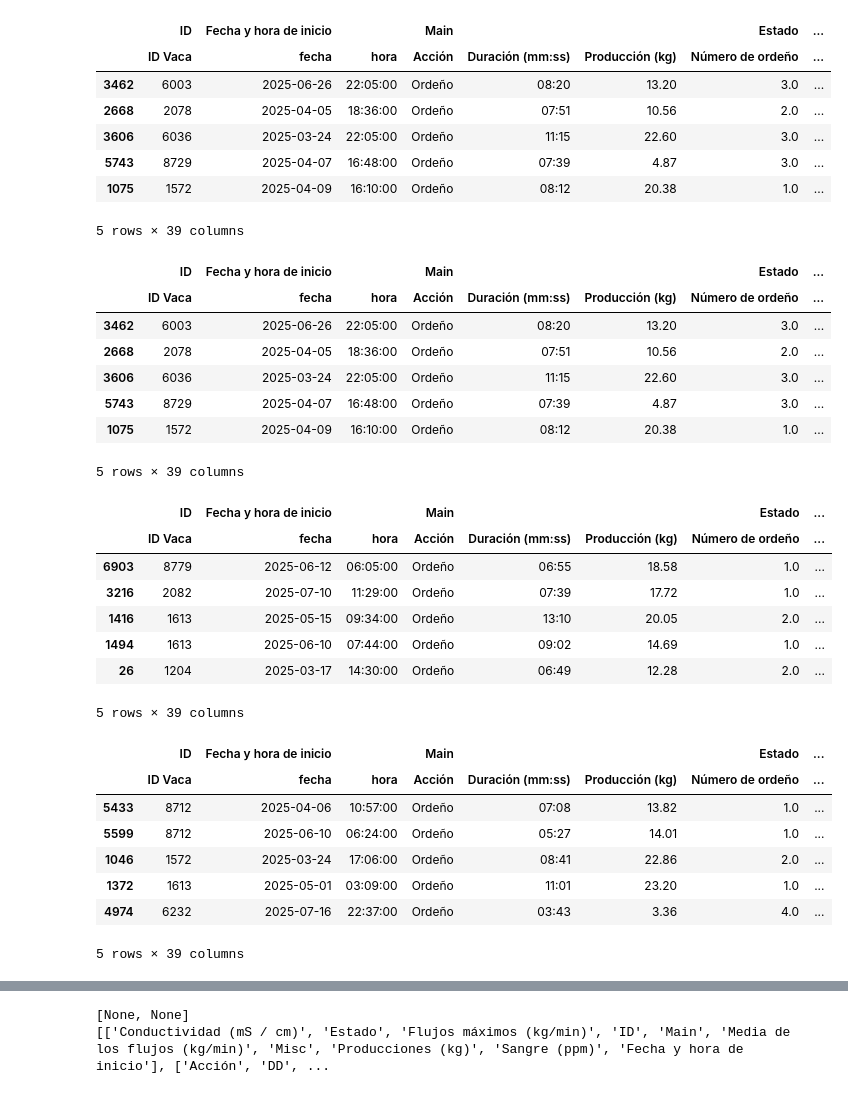
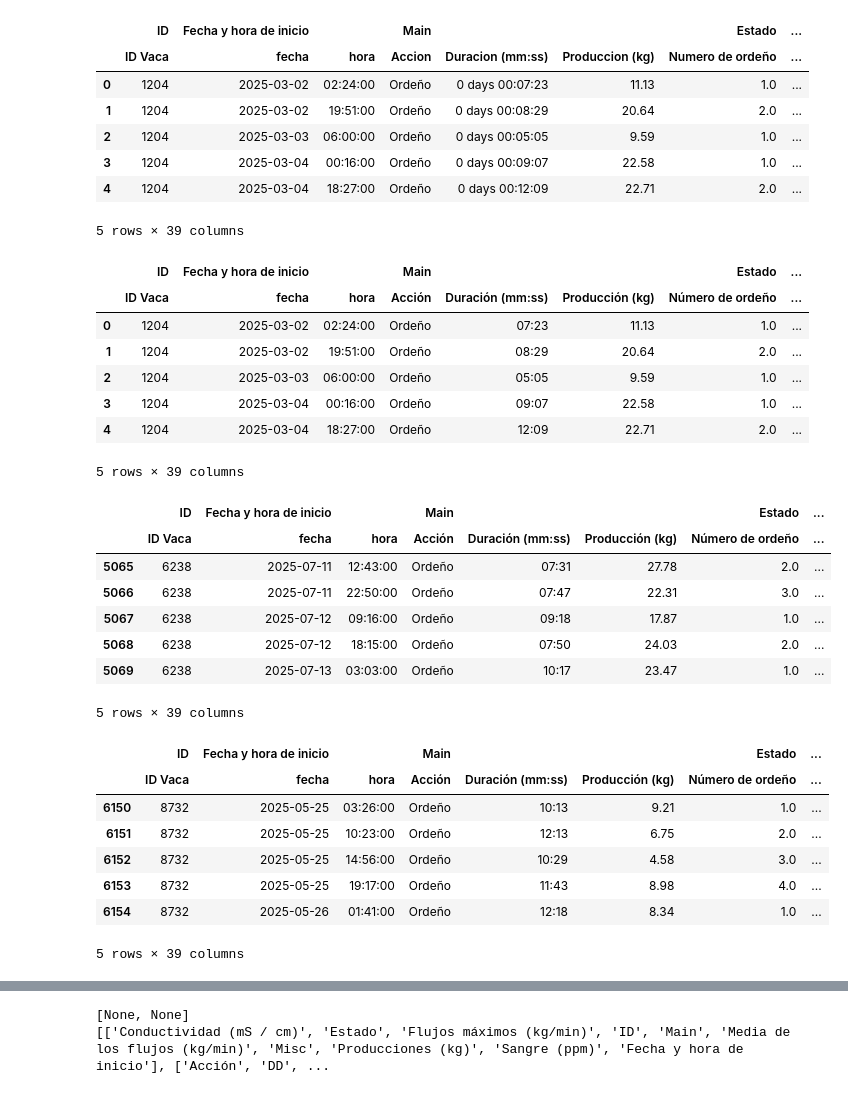
Before and after one commit to DiegoAlfaro1/Reto-ConcentracionIA-Vacas, a Jupyter notebook: prueba.ipynb, the cells around one changed output, grey strips where cells are left out. Saved outputs shown, nothing was run; the diff lists cells and outputs as text; code cells hidden in the pictures.

```diff
--- a/prueba.ipynb
+++ b/prueba.ipynb
@@ -1,18 +1,18 @@
 # %%
 from util.load_dataframes import load_dataframe_vacas, load_dataframe_patadas, load_dataframe_inventario, load_dataframe_reporte
 
 
 df = load_dataframe_vacas('datos/registros_sesiones_merged.csv')
-df = df.sample(frac=1)
+# df = df.sample(frac=1)
 df.head()
 # %% [output]
 |  | ID | Fecha y hora de inicio |  | Main |  |  | Estado | ... |
-|  | ID Vaca | fecha | hora | Acción | Duración (mm:ss) | Producción (kg) | Número de ordeño | ... |
-| 3462 | 6003 | 2025-06-26 | 22:05:00 | Ordeño | 08:20 | 13.20 | 3.0 | ... |
-| 2668 | 2078 | 2025-04-05 | 18:36:00 | Ordeño | 07:51 | 10.56 | 2.0 | ... |
-| 3606 | 6036 | 2025-03-24 | 22:05:00 | Ordeño | 11:15 | 22.60 | 3.0 | ... |
-| 5743 | 8729 | 2025-04-07 | 16:48:00 | Ordeño | 07:39 | 4.87 | 3.0 | ... |
-| 1075 | 1572 | 2025-04-09 | 16:10:00 | Ordeño | 08:12 | 20.38 | 1.0 | ... |
+|  | ID Vaca | fecha | hora | Accion | Duracion (mm:ss) | Produccion (kg) | Numero de ordeño | ... |
+| 0 | 1204 | 2025-03-02 | 02:24:00 | Ordeño | 0 days 00:07:23 | 11.13 | 1.0 | ... |
+| 1 | 1204 | 2025-03-02 | 19:51:00 | Ordeño | 0 days 00:08:29 | 20.64 | 2.0 | ... |
+| 2 | 1204 | 2025-03-03 | 06:00:00 | Ordeño | 0 days 00:05:05 | 9.59 | 1.0 | ... |
+| 3 | 1204 | 2025-03-04 | 00:16:00 | Ordeño | 0 days 00:09:07 | 22.58 | 1.0 | ... |
+| 4 | 1204 | 2025-03-04 | 18:27:00 | Ordeño | 0 days 00:12:09 | 22.71 | 2.0 | ... |
 5 rows × 39 columns
 # %%
 from util.split_dataframes import split_dataframe
@@ -23,33 +23,33 @@ train.head()
 # %% [output]
 |  | ID | Fecha y hora de inicio |  | Main |  |  | Estado | ... |
 |  | ID Vaca | fecha | hora | Acción | Duración (mm:ss) | Producción (kg) | Número de ordeño | ... |
-| 3462 | 6003 | 2025-06-26 | 22:05:00 | Ordeño | 08:20 | 13.20 | 3.0 | ... |
-| 2668 | 2078 | 2025-04-05 | 18:36:00 | Ordeño | 07:51 | 10.56 | 2.0 | ... |
-| 3606 | 6036 | 2025-03-24 | 22:05:00 | Ordeño | 11:15 | 22.60 | 3.0 | ... |
-| 5743 | 8729 | 2025-04-07 | 16:48:00 | Ordeño | 07:39 | 4.87 | 3.0 | ... |
-| 1075 | 1572 | 2025-04-09 | 16:10:00 | Ordeño | 08:12 | 20.38 | 1.0 | ... |
+| 0 | 1204 | 2025-03-02 | 02:24:00 | Ordeño | 07:23 | 11.13 | 1.0 | ... |
+| 1 | 1204 | 2025-03-02 | 19:51:00 | Ordeño | 08:29 | 20.64 | 2.0 | ... |
+| 2 | 1204 | 2025-03-03 | 06:00:00 | Ordeño | 05:05 | 9.59 | 1.0 | ... |
+| 3 | 1204 | 2025-03-04 | 00:16:00 | Ordeño | 09:07 | 22.58 | 1.0 | ... |
+| 4 | 1204 | 2025-03-04 | 18:27:00 | Ordeño | 12:09 | 22.71 | 2.0 | ... |
 5 rows × 39 columns
 # %%
 test.head()
 # %% [output]
 |  | ID | Fecha y hora de inicio |  | Main |  |  | Estado | ... |
 |  | ID Vaca | fecha | hora | Acción | Duración (mm:ss) | Producción (kg) | Número de ordeño | ... |
-| 6903 | 8779 | 2025-06-12 | 06:05:00 | Ordeño | 06:55 | 18.58 | 1.0 | ... |
-| 3216 | 2082 | 2025-07-10 | 11:29:00 | Ordeño | 07:39 | 17.72 | 1.0 | ... |
-| 1416 | 1613 | 2025-05-15 | 09:34:00 | Ordeño | 13:10 | 20.05 | 2.0 | ... |
-| 1494 | 1613 | 2025-06-10 | 07:44:00 | Ordeño | 09:02 | 14.69 | 1.0 | ... |
-| 26 | 1204 | 2025-03-17 | 14:30:00 | Ordeño | 06:49 | 12.28 | 2.0 | ... |
+| 5065 | 6238 | 2025-07-11 | 12:43:00 | Ordeño | 07:31 | 27.78 | 2.0 | ... |
+| 5066 | 6238 | 2025-07-11 | 22:50:00 | Ordeño | 07:47 | 22.31 | 3.0 | ... |
+| 5067 | 6238 | 2025-07-12 | 09:16:00 | Ordeño | 09:18 | 17.87 | 1.0 | ... |
+| 5068 | 6238 | 2025-07-12 | 18:15:00 | Ordeño | 07:50 | 24.03 | 2.0 | ... |
+| 5069 | 6238 | 2025-07-13 | 03:03:00 | Ordeño | 10:17 | 23.47 | 1.0 | ... |
 5 rows × 39 columns
 # %%
 val.head()
 # %% [output]
 |  | ID | Fecha y hora de inicio |  | Main |  |  | Estado | ... |
 |  | ID Vaca | fecha | hora | Acción | Duración (mm:ss) | Producción (kg) | Número de ordeño | ... |
-| 5433 | 8712 | 2025-04-06 | 10:57:00 | Ordeño | 07:08 | 13.82 | 1.0 | ... |
-| 5599 | 8712 | 2025-06-10 | 06:24:00 | Ordeño | 05:27 | 14.01 | 1.0 | ... |
-| 1046 | 1572 | 2025-03-24 | 17:06:00 | Ordeño | 08:41 | 22.86 | 2.0 | ... |
-| 1372 | 1613 | 2025-05-01 | 03:09:00 | Ordeño | 11:01 | 23.20 | 1.0 | ... |
-| 4974 | 6232 | 2025-07-16 | 22:37:00 | Ordeño | 03:43 | 3.36 | 4.0 | ... |
+| 6150 | 8732 | 2025-05-25 | 03:26:00 | Ordeño | 10:13 | 9.21 | 1.0 | ... |
+| 6151 | 8732 | 2025-05-25 | 10:23:00 | Ordeño | 12:13 | 6.75 | 2.0 | ... |
+| 6152 | 8732 | 2025-05-25 | 14:56:00 | Ordeño | 10:29 | 4.58 | 3.0 | ... |
+| 6153 | 8732 | 2025-05-25 | 19:17:00 | Ordeño | 11:43 | 8.98 | 4.0 | ... |
+| 6154 | 8732 | 2025-05-26 | 01:41:00 | Ordeño | 12:18 | 8.34 | 1.0 | ... |
 5 rows × 39 columns
 # %%
 df.describe()
```
Also changed, not shown: parts of 4 cells of this notebook, 1 other file.
